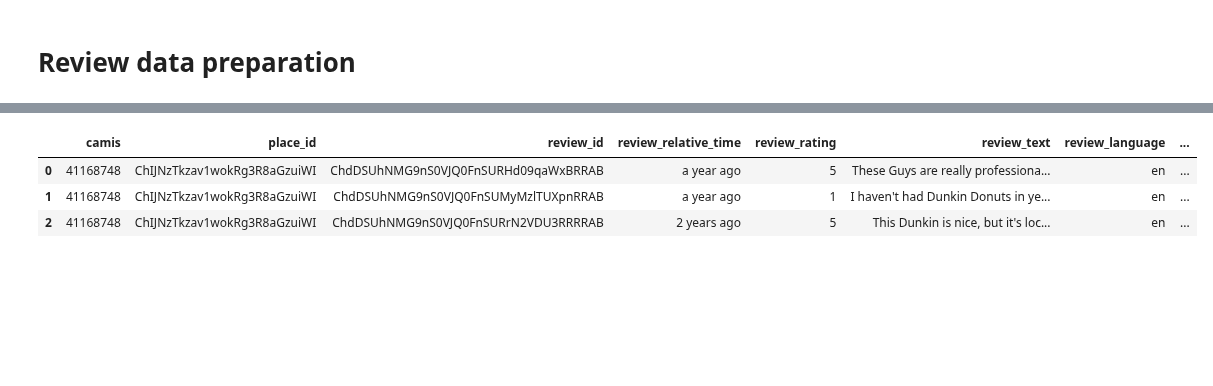
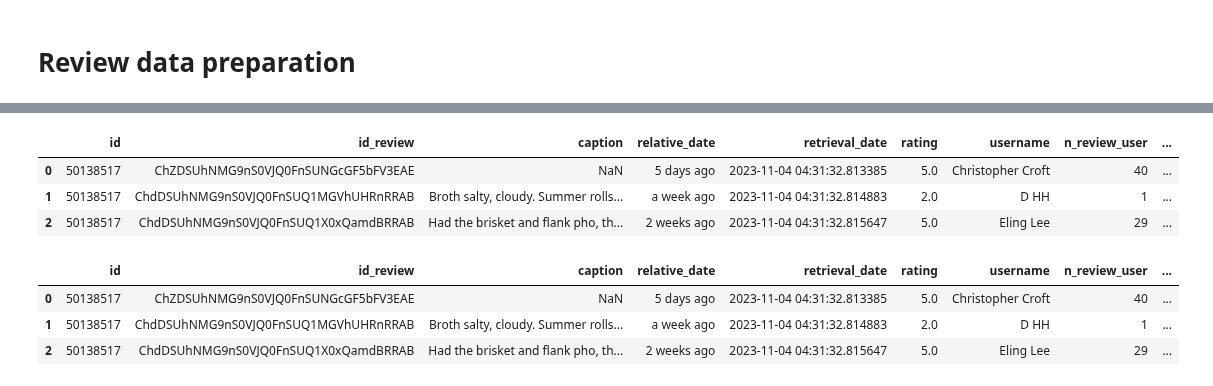
Before and after one commit to Somerville-2023/New-York-health-Inspection-Prediction, a Jupyter notebook: nick-folder/review_work.ipynb, the cells around one changed output, grey strips where cells are left out. Saved outputs shown, nothing was run; the diff lists cells and outputs as text; code cells hidden in the pictures; blank space fills up the shorter version.

Commit message:
updated review functions

```diff
--- a/nick-folder/review_work.ipynb
+++ b/nick-folder/review_work.ipynb
@@ -26,8 +19,8 @@ api_reviews = pd.read_csv('reviews_progress.csv')
 scrape_reviews = pd.read_csv('scraped_reviews.csv')
 # %%
-api_reviews.head(3)
+scrape_reviews.head(3)
 # %% [output]
-|  | camis | place_id | review_id | review_relative_time | review_rating | review_text | review_language | ... |
-| 0 | 41168748 | ChIJNzTkzav1wokRg3R8aGzuiWI | ChdDSUhNMG9nS0VJQ0FnSURHd09qaWxBRRAB | a year ago | 5 | These Guys are really professiona... | en | ... |
-| 1 | 41168748 | ChIJNzTkzav1wokRg3R8aGzuiWI | ChdDSUhNMG9nS0VJQ0FnSUMyMzlTUXpnRRAB | a year ago | 1 | I haven't had Dunkin Donuts in ye... | en | ... |
-| 2 | 41168748 | ChIJNzTkzav1wokRg3R8aGzuiWI | ChdDSUhNMG9nS0VJQ0FnSURrN2VDU3RRRRAB | 2 years ago | 5 | This Dunkin is nice, but it's loc... | en | ... |
+|  | id | id_review | caption | relative_date | retrieval_date | rating | username | n_review_user | ... |
+| 0 | 50138517 | ChZDSUhNMG9nS0VJQ0FnSUNGcGF5bFV3EAE | NaN | 5 days ago | 2023-11-04 04:31:32.813385 | 5.0 | Christopher Croft | 40 | ... |
+| 1 | 50138517 | ChdDSUhNMG9nS0VJQ0FnSUQ1MGVhUHRnRRAB | Broth salty, cloudy. Summer rolls... | a week ago | 2023-11-04 04:31:32.814883 | 2.0 | D HH | 1 | ... |
+| 2 | 50138517 | ChdDSUhNMG9nS0VJQ0FnSUQ1X0xQamdBRRAB | Had the brisket and flank pho, th... | 2 weeks ago | 2023-11-04 04:31:32.815647 | 5.0 | Eling Lee | 29 | ... |
@@ -33,0 +39,8 @@ api_reviews.head(3)
+# %%
+clean = clean_additional(scrape_reviews)
+clean.head(3)
+# %% [output]
+|  | id | id_review | caption | relative_date | retrieval_date | rating | username | n_review_user | ... |
+| 0 | 50138517 | ChZDSUhNMG9nS0VJQ0FnSUNGcGF5bFV3EAE | NaN | 5 days ago | 2023-11-04 04:31:32.813385 | 5.0 | Christopher Croft | 40 | ... |
+| 1 | 50138517 | ChdDSUhNMG9nS0VJQ0FnSUQ1MGVhUHRnRRAB | Broth salty, cloudy. Summer rolls... | a week ago | 2023-11-04 04:31:32.814883 | 2.0 | D HH | 1 | ... |
+| 2 | 50138517 | ChdDSUhNMG9nS0VJQ0FnSUQ1X0xQamdBRRAB | Had the brisket and flank pho, th... | 2 weeks ago | 2023-11-04 04:31:32.815647 | 5.0 | Eling Lee | 29 | ... |
```
Also changed, not shown: parts of 24 cells of this notebook, 2 other files.
